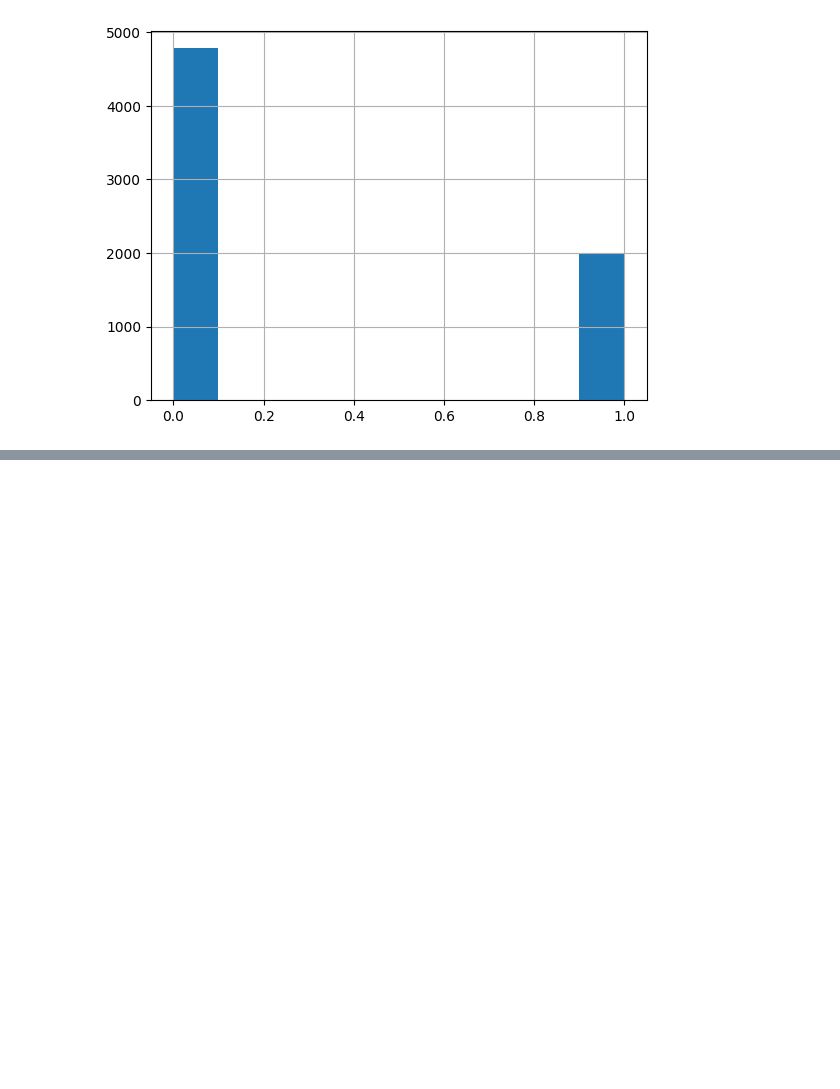
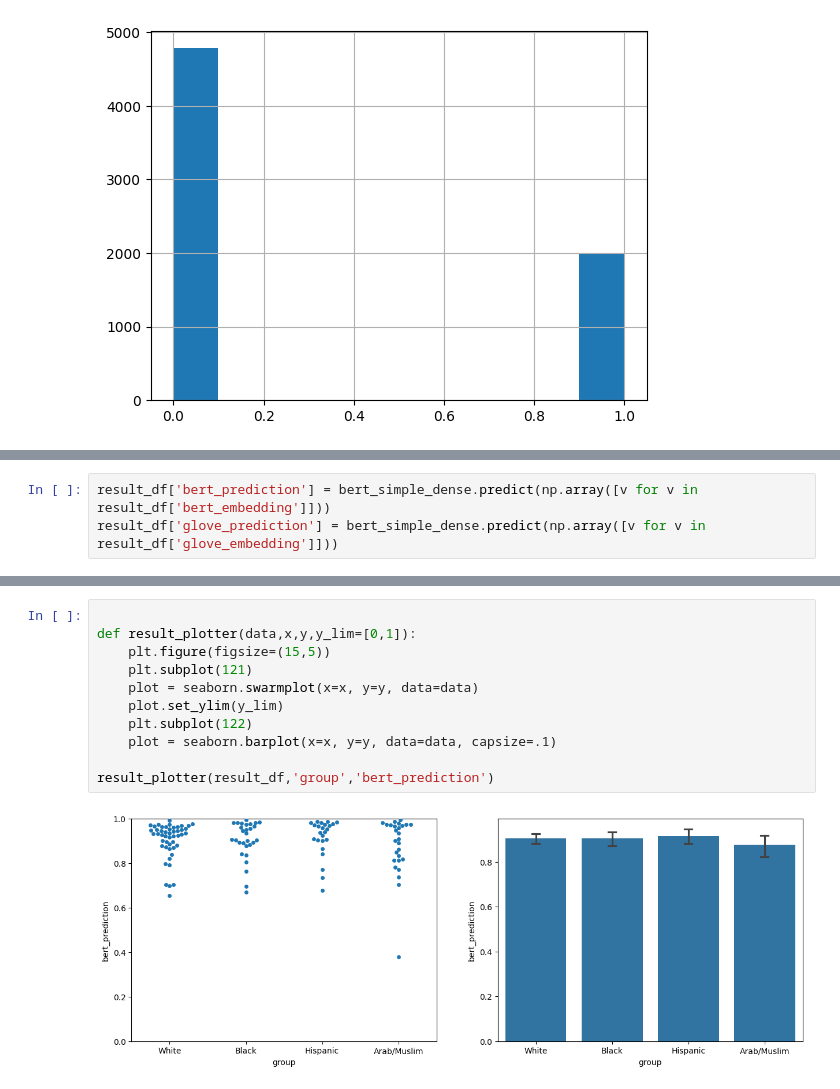
Before and after one commit to lattiric/ML_NN_Proj_01, a Jupyter notebook: final_submission.ipynb, the cells around one changed output, grey strips where cells are left out. Drawn from its saved outputs; the diff is of its cells as text; blank space fills up the shorter version.

```diff
--- a/final_submission.ipynb
+++ b/final_submission.ipynb
@@ -63,0 +257,3 @@ sentence_df['target'].hist()
+# %%
+result_df['bert_prediction'] = bert_simple_dense.predict(np.array([v for v in result_df['bert_embedding']]))
+result_df['glove_prediction'] = bert_simple_dense.predict(np.array([v for v in result_df['glove_embedding']]))
@@ -63,0 +263,13 @@ sentence_df['target'].hist()
+# %%
+
+def result_plotter(data,x,y,y_lim=[0,1]):
+    plt.figure(figsize=(15,5))
+    plt.subplot(121)
+    plot = seaborn.swarmplot(x=x, y=y, data=data)
+    plot.set_ylim(y_lim)
+    plt.subplot(122)
+    plot = seaborn.barplot(x=x, y=y, data=data, capsize=.1)
+
+result_plotter(result_df,'group','bert_prediction')
+# %% [output]
+[figure, added]
```
Also changed, not shown: parts of 23 cells of this notebook, 2 other files.
